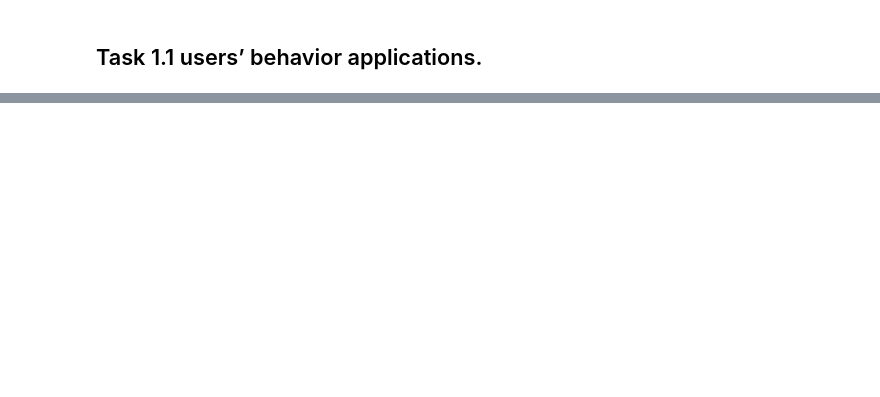
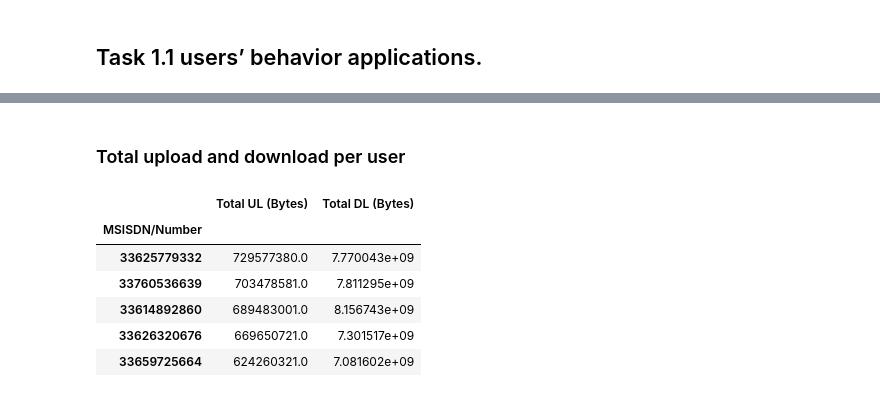
Before and after one commit to NatnaelSisay/Telecom_data_Analysis, a Jupyter notebook: notebooks/notebook_data_exploration.ipynb, the cells around one changed output, grey strips where cells are left out. Cells and saved outputs as stored; diff of their text form; code cells hidden in the pictures; blank space fills up the shorter version.

```diff
--- a/notebooks/notebook_data_exploration.ipynb
+++ b/notebooks/notebook_data_exploration.ipynb
@@ -251,0 +303,14 @@ Name: IMSI, dtype: int64
+# %% [markdown]
+### Total upload and download per user
+# %%
+telecom_dataset.groupby('MSISDN/Number')\
+    .agg({"Total UL (Bytes)":'sum', "Total DL (Bytes)":'sum'})\
+    .sort_values(by='Total UL (Bytes)', ascending=False)[:5]
+# %% [output]
+|  | Total UL (Bytes) | Total DL (Bytes) |
+| MSISDN/Number |  |  |
+| 33625779332 | 729577380.0 | 7.770043e+09 |
+| 33760536639 | 703478581.0 | 7.811295e+09 |
+| 33614892860 | 689483001.0 | 8.156743e+09 |
+| 33626320676 | 669650721.0 | 7.301517e+09 |
+| 33659725664 | 624260321.0 | 7.081602e+09 |
```
Also changed, not shown: parts of 15 cells of this notebook.
